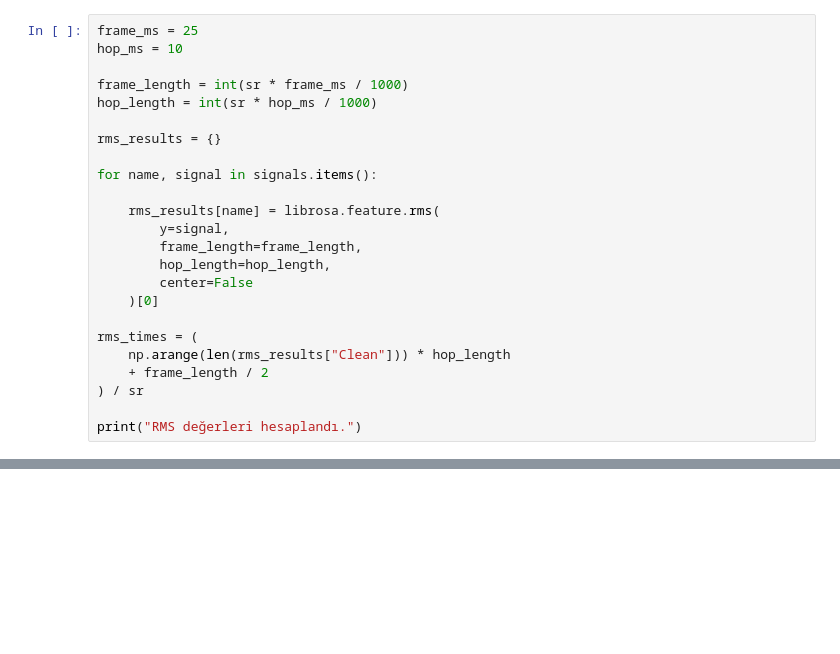
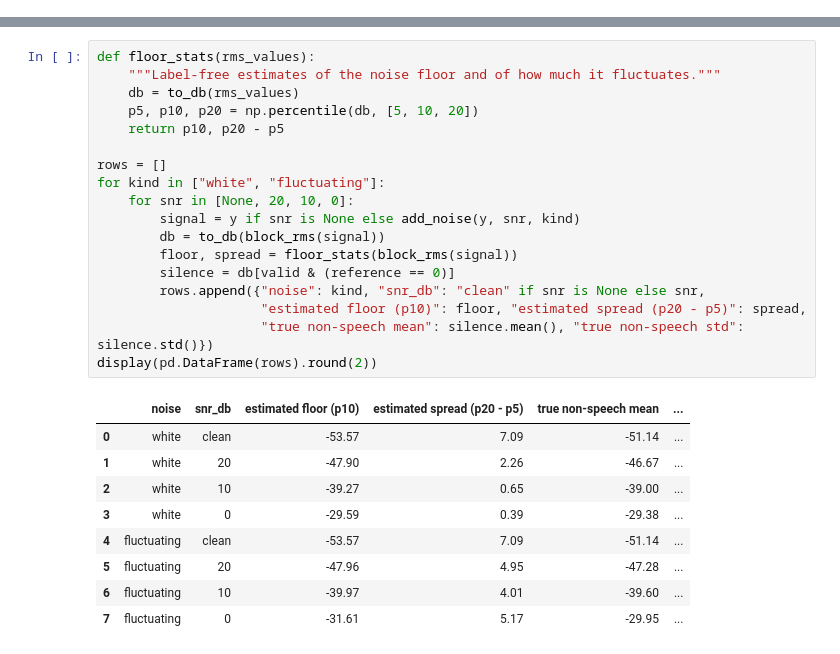
Before and after one commit to esmamanti/vad-research, a Jupyter notebook: notebooks/03_adaptive_threshold.ipynb, the cells around one changed output, grey strips where cells are left out. Cells and saved outputs as stored; diff of their text form; blank space fills up the shorter version.

Commit message:
Update EXP-03: label-free threshold strategies compared against an oracle

```diff
--- a/notebooks/03_adaptive_threshold.ipynb
+++ b/notebooks/03_adaptive_threshold.ipynb
@@ -85,24 +28,0 @@ Dört ses koşulu hazır.
-# %%
-frame_ms = 25
-hop_ms = 10
-
-frame_length = int(sr * frame_ms / 1000)
-hop_length = int(sr * hop_ms / 1000)
-
-rms_results = {}
-
-for name, signal in signals.items():
-
-    rms_results[name] = librosa.feature.rms(
-        y=signal,
-        frame_length=frame_length,
-        hop_length=hop_length,
-        center=False
-    )[0]
-
-rms_times = (
-    np.arange(len(rms_results["Clean"])) * hop_length
-    + frame_length / 2
-) / sr
-
-print("RMS değerleri hesaplandı.")
@@ -441,0 +74,28 @@ plt.show()
+# %%
+def floor_stats(rms_values):
+    """Label-free estimates of the noise floor and of how much it fluctuates."""
+    db = to_db(rms_values)
+    p5, p10, p20 = np.percentile(db, [5, 10, 20])
+    return p10, p20 - p5
+
+rows = []
+for kind in ["white", "fluctuating"]:
+    for snr in [None, 20, 10, 0]:
+        signal = y if snr is None else add_noise(y, snr, kind)
+        db = to_db(block_rms(signal))
+        floor, spread = floor_stats(block_rms(signal))
+        silence = db[valid & (reference == 0)]
+        rows.append({"noise": kind, "snr_db": "clean" if snr is None else snr,
+                     "estimated floor (p10)": floor, "estimated spread (p20 - p5)": spread,
+                     "true non-speech mean": silence.mean(), "true non-speech std": silence.std()})
+display(pd.DataFrame(rows).round(2))
+# %% [output]
+|  | noise | snr_db | estimated floor (p10) | estimated spread (p20 - p5) | true non-speech mean | ... |
+| 0 | white | clean | -53.57 | 7.09 | -51.14 | ... |
+| 1 | white | 20 | -47.90 | 2.26 | -46.67 | ... |
+| 2 | white | 10 | -39.27 | 0.65 | -39.00 | ... |
+| 3 | white | 0 | -29.59 | 0.39 | -29.38 | ... |
+| 4 | fluctuating | clean | -53.57 | 7.09 | -51.14 | ... |
+| 5 | fluctuating | 20 | -47.96 | 4.95 | -47.28 | ... |
+| 6 | fluctuating | 10 | -39.97 | 4.01 | -39.60 | ... |
+| 7 | fluctuating | 0 | -31.61 | 5.17 | -29.95 | ... |
```
Also changed, not shown: parts of 21 cells of this notebook, 2 other files.
